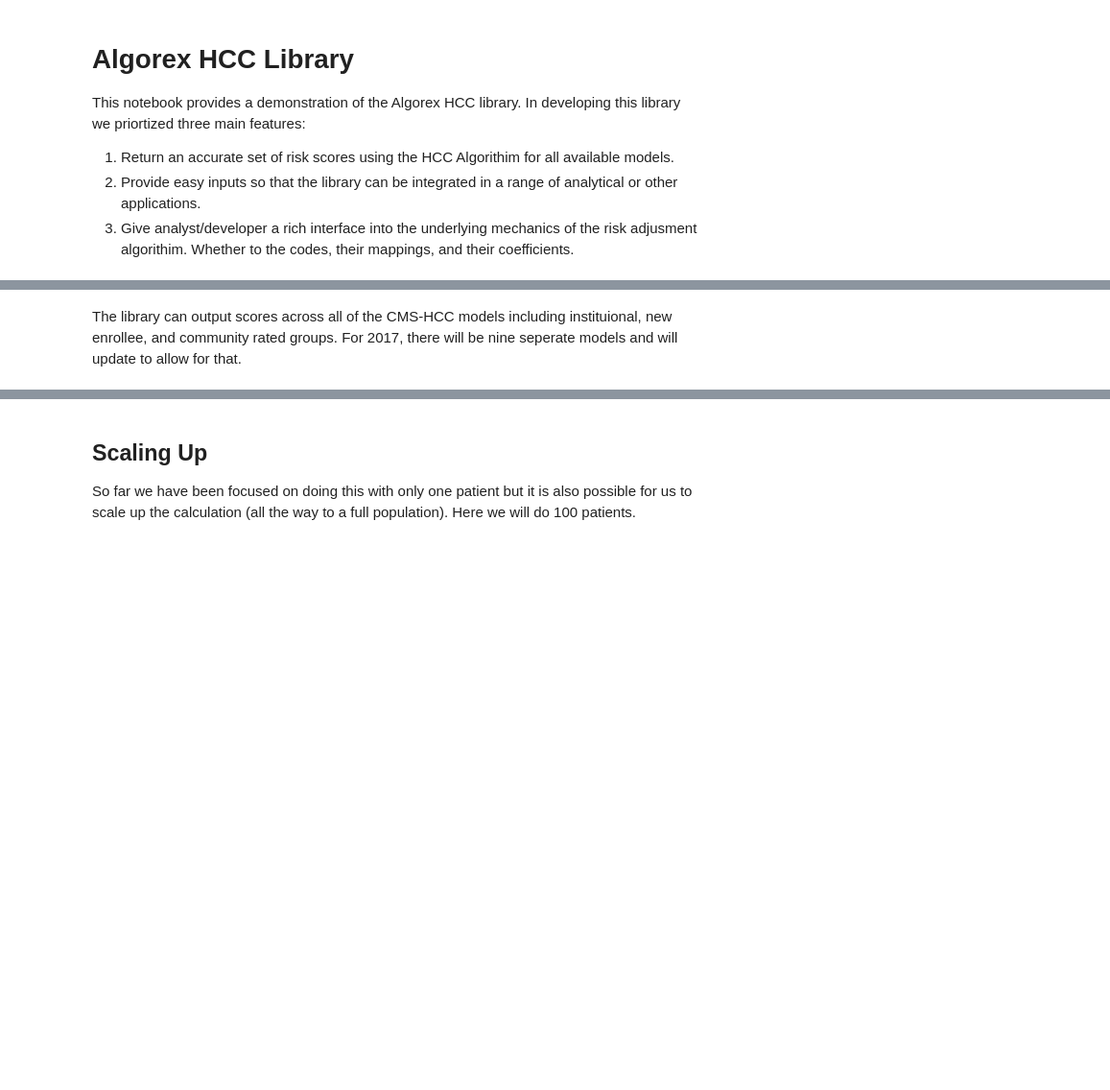
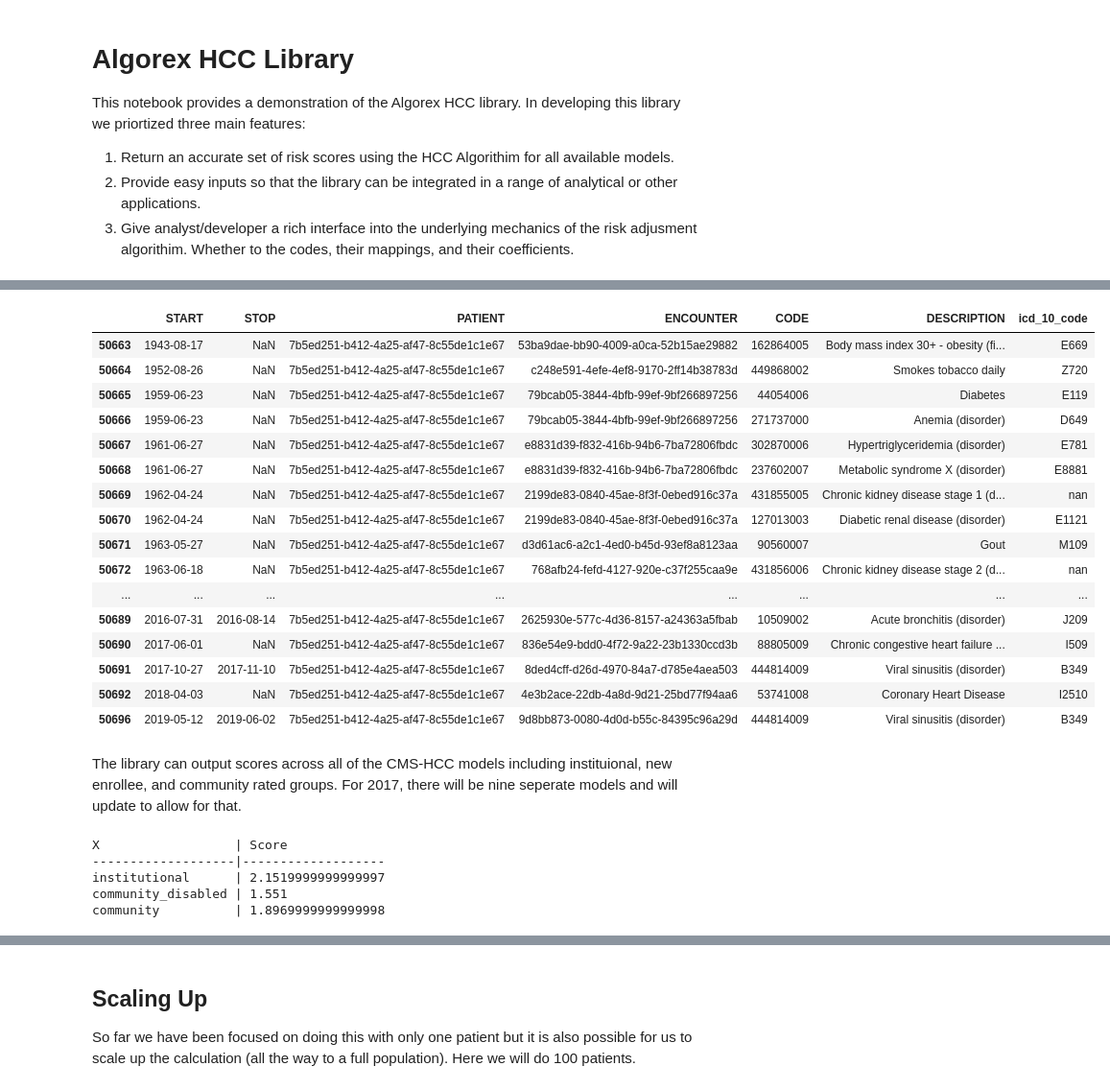
Before and after one commit to AlgorexHealth/hcc-python, a Jupyter notebook: hccpy/HCC Library Demonstration.ipynb, the cells around one changed output, grey strips where cells are left out. Shown: that part at 96% size. Saved outputs shown, nothing was run; the diff lists cells and outputs as text; code cells hidden in the pictures; blank space fills up the shorter version.

```diff
--- a/hccpy/HCC Library Demonstration.ipynb
+++ b/hccpy/HCC Library Demonstration.ipynb
@@ -63,0 +139,4 @@ Our example patient here is being named 'Jane'.
+# %%
+top_diags = conditions_synthetic_data.groupby('PATIENT').count()['icd_10_code'].sort_values().tail(2)
+patient_1 = top_diags.index[0]
+patient_2 = top_diags.index[1]
@@ -64 +166,21 @@ Our example patient here is being named 'Jane'.
+# %%
+conditions_synthetic_data[conditions_synthetic_data.PATIENT == patient_1]
+# %% [output]
+|  | START | STOP | PATIENT | ENCOUNTER | CODE | DESCRIPTION | icd_10_code |
+| 50663 | 1943-08-17 | NaN | 7b5ed251-b412-4a25-af47-8c55de1c1e67 | 53ba9dae-bb90-4009-a0ca-52b15ae29882 | 162864005 | Body mass index 30+ - obesity (fi... | E669 |
+| 50664 | 1952-08-26 | NaN | 7b5ed251-b412-4a25-af47-8c55de1c1e67 | c248e591-4efe-4ef8-9170-2ff14b38783d | 449868002 | Smokes tobacco daily | Z720 |
+| 50665 | 1959-06-23 | NaN | 7b5ed251-b412-4a25-af47-8c55de1c1e67 | 79bcab05-3844-4bfb-99ef-9bf266897256 | 44054006 | Diabetes | E119 |
+| 50666 | 1959-06-23 | NaN | 7b5ed251-b412-4a25-af47-8c55de1c1e67 | 79bcab05-3844-4bfb-99ef-9bf266897256 | 271737000 | Anemia (disorder) | D649 |
+| 50667 | 1961-06-27 | NaN | 7b5ed251-b412-4a25-af47-8c55de1c1e67 | e8831d39-f832-416b-94b6-7ba72806fbdc | 302870006 | Hypertriglyceridemia (disorder) | E781 |
+| 50668 | 1961-06-27 | NaN | 7b5ed251-b412-4a25-af47-8c55de1c1e67 | e8831d39-f832-416b-94b6-7ba72806fbdc | 237602007 | Metabolic syndrome X (disorder) | E8881 |
+| 50669 | 1962-04-24 | NaN | 7b5ed251-b412-4a25-af47-8c55de1c1e67 | 2199de83-0840-45ae-8f3f-0ebed916c37a | 431855005 | Chronic kidney disease stage 1 (d... | nan |
+| 50670 | 1962-04-24 | NaN | 7b5ed251-b412-4a25-af47-8c55de1c1e67 | 2199de83-0840-45ae-8f3f-0ebed916c37a | 127013003 | Diabetic renal disease (disorder) | E1121 |
+| 50671 | 1963-05-27 | NaN | 7b5ed251-b412-4a25-af47-8c55de1c1e67 | d3d61ac6-a2c1-4ed0-b45d-93ef8a8123aa | 90560007 | Gout | M109 |
+| 50672 | 1963-06-18 | NaN | 7b5ed251-b412-4a25-af47-8c55de1c1e67 | 768afb24-fefd-4127-920e-c37f255caa9e | 431856006 | Chronic kidney disease stage 2 (d... | nan |
+| ... | ... | ... | ... | ... | ... | ... | ... |
+| 50689 | 2016-07-31 | 2016-08-14 | 7b5ed251-b412-4a25-af47-8c55de1c1e67 | 2625930e-577c-4d36-8157-a24363a5fbab | 10509002 | Acute bronchitis (disorder) | J209 |
+| 50690 | 2017-06-01 | NaN | 7b5ed251-b412-4a25-af47-8c55de1c1e67 | 836e54e9-bdd0-4f72-9a22-23b1330ccd3b | 88805009 | Chronic congestive heart failure ... | I509 |
+| 50691 | 2017-10-27 | 2017-11-10 | 7b5ed251-b412-4a25-af47-8c55de1c1e67 | 8ded4cff-d26d-4970-84a7-d785e4aea503 | 444814009 | Viral sinusitis (disorder) | B349 |
+| 50692 | 2018-04-03 | NaN | 7b5ed251-b412-4a25-af47-8c55de1c1e67 | 4e3b2ace-22db-4a8d-9d21-25bd77f94aa6 | 53741008 | Coronary Heart Disease | I2510 |
+| 50696 | 2019-05-12 | 2019-06-02 | 7b5ed251-b412-4a25-af47-8c55de1c1e67 | 9d8bb873-0080-4d0d-b55c-84395c96a29d | 444814009 | Viral sinusitis (disorder) | B349 |
 # %%
@@ -83,7 +199,12 @@ The library can output scores across all of the CMS-HCC models including institu
 beneficiary_has_hcc(jane, X)
 
 print(score(jane,X,Score))
-print(score(jane_alt,X,Score))
+# %% [output]
+X                  | Score
+-------------------|-------------------
+institutional      | 2.1519999999999997
+community_disabled | 1.551
+community          | 1.8969999999999998
 # %% [markdown]
 ## Understand the Mechanics
 
```
Also changed, not shown: parts of 24 cells of this notebook, 1 other file.
